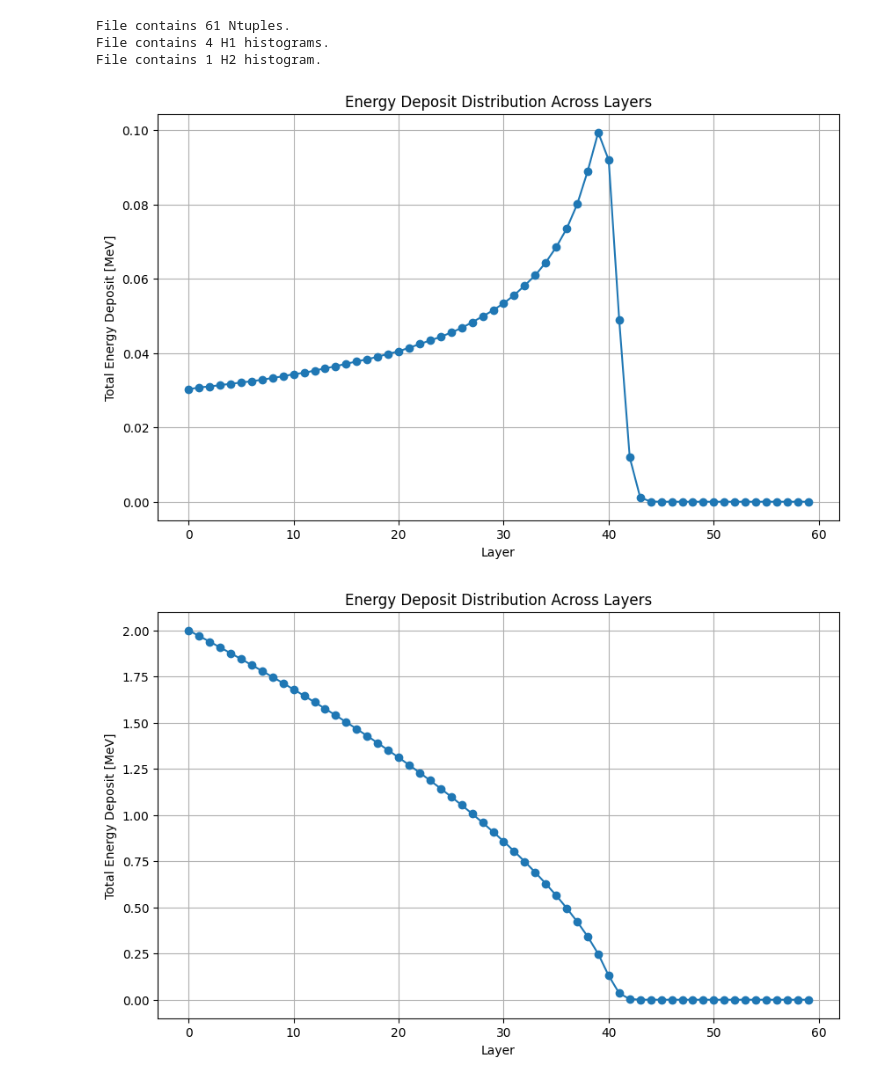
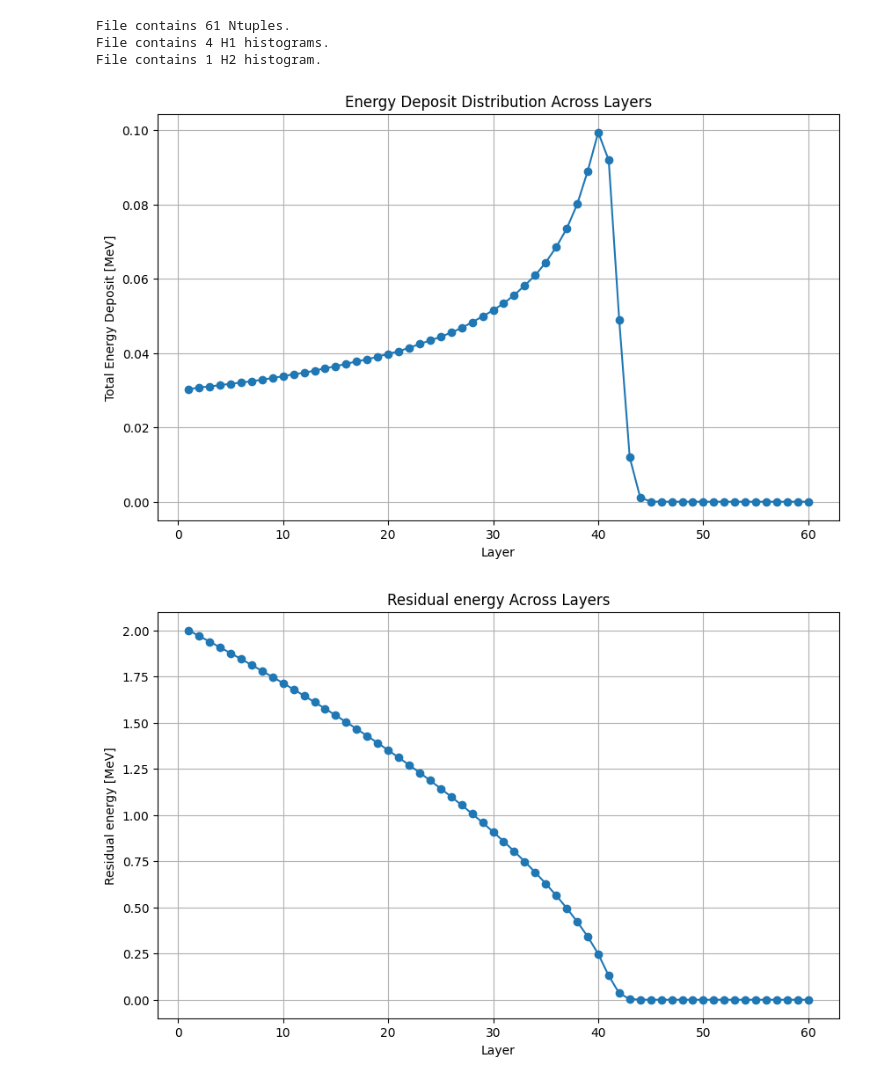
Before and after one commit to JackiMa/PMTLightCollection, a Jupyter notebook: scripts/dataTrans.ipynb, the cells around one changed output. Drawn from its saved outputs; the diff is of its cells as text; code cells hidden in the pictures.

```diff
--- a/scripts/dataTrans.ipynb
+++ b/scripts/dataTrans.ipynb
@@ -176,7 +203,7 @@ file_list.sort(key=lambda x: int(x.split('_')[1]))
 
 # 遍历文件列表，从层号2开始
 eng_list = []
-x_list = range(len(file_list))
+x_list = range(1,1+len(file_list))
 for file_name in file_list:
     file_path = os.path.join(data_folder, file_name)
     data = pd.read_csv(file_path)
@@ -193,36 +220,35 @@ plt.title('Energy Deposit Distribution Across Layers')
 plt.grid(True)
 plt.show()
 # %% [output]
-[figure, old version]
+[figure, new version]
 # %%
 data_folder = fileName+'/data'
 
 # 初始化一个空的 DataFrame 用于存储所有层的数据
 all_data = pd.DataFrame()
 
 # 读取文件名到列表中
 file_list = [file_name for file_name in os.listdir(data_folder) if file_name.startswith('N_') and file_name.endswith('_PassingEnergy.csv')]
 
 # 按文件名中的层号排序
 file_list.sort(key=lambda x: int(x.split('_')[1]))
 
 # 遍历文件列表，从层号2开始
 eng_list = []
-x_list = range(len(file_list))
+x_list = range(1,1+len(file_list))
 for file_name in file_list:
     file_path = os.path.join(data_folder, file_name)
     data = pd.read_csv(file_path)
     eng_list.append(data.sum())
 
 eng_list = np.array(eng_list) / len(data)
 
-# 绘制沉积能量分布图
 plt.figure(figsize=(10, 6))
 plt.plot(x_list, eng_list, marker='o')
 plt.xlabel('Layer')
-plt.ylabel('Total Energy Deposit [MeV]')
-plt.title('Energy Deposit Distribution Across Layers')
+plt.ylabel('Residual energy [MeV]')
+plt.title('Residual energy Across Layers') # Total energy passing through the layer
 plt.grid(True)
 plt.show()
 # %% [output]
-[figure, old version]
+[figure, new version]
```
Also changed, not shown: parts of 2 cells of this notebook, 2 other files.
